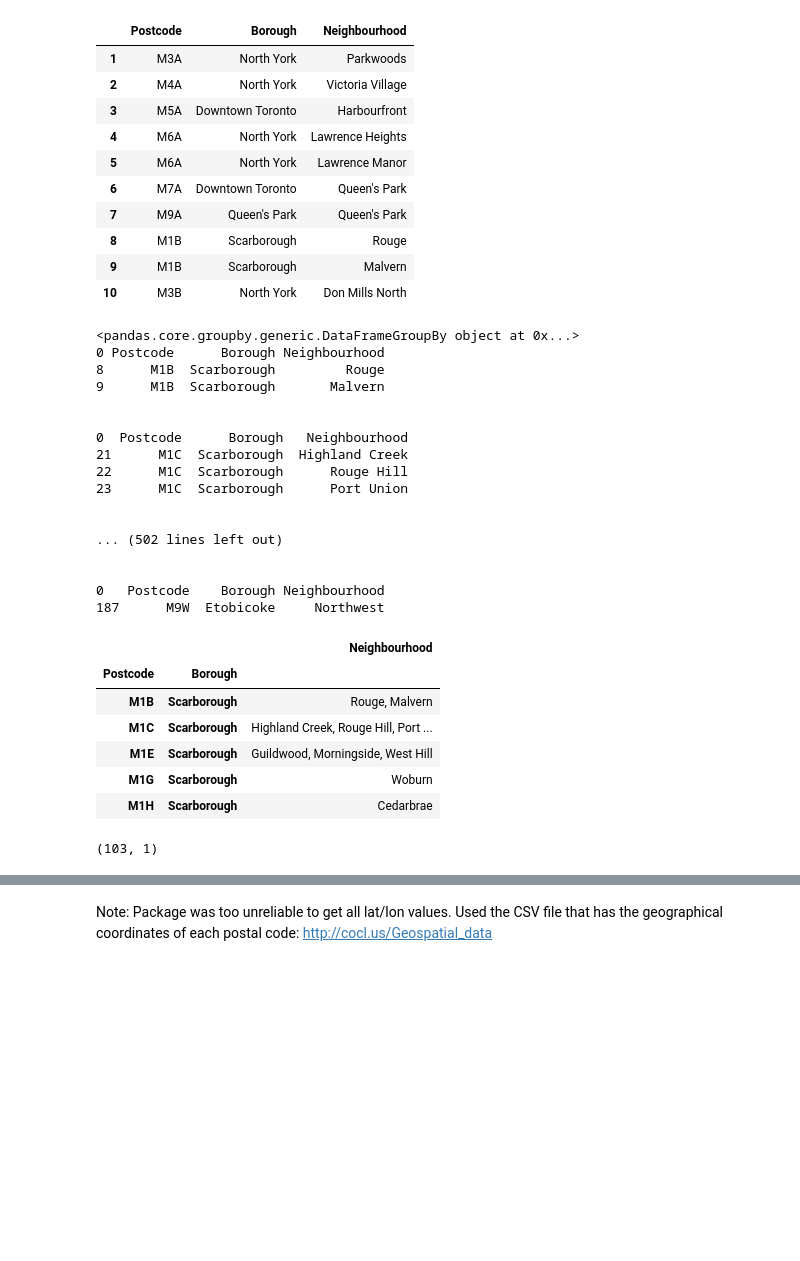
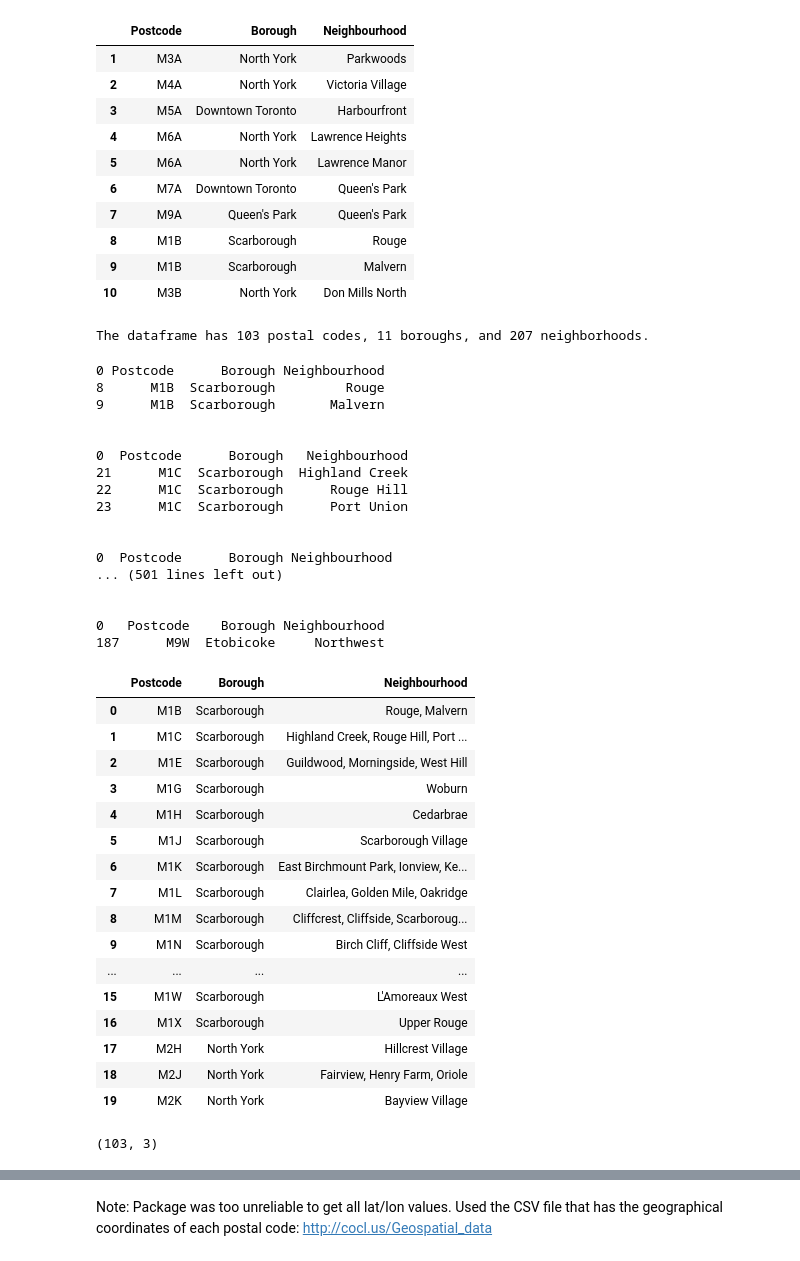
Before and after one commit to Glitch852/Coursera_Capstone, a Jupyter notebook: IBM Data Science Capstone - EB.ipynb, the cells around one changed output, grey strips where cells are left out. Cells and saved outputs as stored; diff of their text form; code cells hidden in the pictures; blank space fills up the shorter version.

```diff
--- a/IBM Data Science Capstone - EB.ipynb
+++ b/IBM Data Science Capstone - EB.ipynb
@@ -105,17 +107,28 @@ nhScraped_df.head(10)
 | 8 | M1B | Scarborough | Rouge |
 | 9 | M1B | Scarborough | Malvern |
 | 10 | M3B | North York | Don Mills North |
+# %%
+# Let's check our counts of postal codes, boroughs, and neighborhoods.
+
+print('The dataframe has {} postal codes, {} boroughs, and {} neighborhoods.'.format(
+        len(nhScraped_df['Postcode'].unique()),
+        len(nhScraped_df['Borough'].unique()),
+        len(nhScraped_df['Neighbourhood'].unique())
+    )
+)
+# %% [output]
+The dataframe has 103 postal codes, 11 boroughs, and 207 neighborhoods.
 # %%
 # Now that we have the 'Not Assigned' entries taken care of, need to combine the rows with the same Postcode but different neighborhoods
 
-# Use groupby to sort the list by Postcode then Borough
+# Use groupby to sort the list by Postcode
 nhGrouped_df = nhScraped_df.groupby(['Postcode','Borough'])
-print(nhGrouped_df)
+#print(nhGrouped_df)
 
+# Print to check for proper sorting
 for key, item in nhGrouped_df:
     print(nhGrouped_df.get_group(key), "\n\n")
 # %% [output]
-<pandas.core.groupby.generic.DataFrameGroupBy object at 0x...>
 0 Postcode      Borough Neighbourhood
 8      M1B  Scarborough         Rouge
 9      M1B  Scarborough       Malvern
@@ -127,29 +140,40 @@ for key, item in nhGrouped_df:
 23      M1C  Scarborough      Port Union
 
 
-... (502 lines left out)
+0  Postcode      Borough Neighbourhood
+... (501 lines left out)
 
 
 0   Postcode    Borough Neighbourhood
 187      M9W  Etobicoke     Northwest
-# %%
-# Join the grouped entries
-nhCondensed_df = nhGrouped_df['Neighbourhood'].apply(', '.join)
-
-#Convert the series to a dataframe
-nhCondensed_df = nhCondensed_df.to_frame()
-nhCondensed_df.head()
-# %% [output]
-|  |  | Neighbourhood |
-| Postcode | Borough |  |
-| M1B | Scarborough | Rouge, Malvern |
-| M1C | Scarborough | Highland Creek, Rouge Hill, Port ... |
-| M1E | Scarborough | Guildwood, Morningside, West Hill |
-| M1G | Scarborough | Woburn |
-| M1H | Scarborough | Cedarbrae |
+# %%
+# Join neighborhoods of the grouped entries (i.e. the groups with the same postcode), separated by commas
+nhJoined_df = nhGrouped_df['Neighbourhood'].apply(', '.join)
+
+nhJoined_df = nhJoined_df.reset_index()
+
+nhJoined_df.head(20)
+# %% [output]
+|  | Postcode | Borough | Neighbourhood |
+| 0 | M1B | Scarborough | Rouge, Malvern |
+| 1 | M1C | Scarborough | Highland Creek, Rouge Hill, Port ... |
+| 2 | M1E | Scarborough | Guildwood, Morningside, West Hill |
+| 3 | M1G | Scarborough | Woburn |
+| 4 | M1H | Scarborough | Cedarbrae |
+| 5 | M1J | Scarborough | Scarborough Village |
+| 6 | M1K | Scarborough | East Birchmount Park, Ionview, Ke... |
+| 7 | M1L | Scarborough | Clairlea, Golden Mile, Oakridge |
+| 8 | M1M | Scarborough | Cliffcrest, Cliffside, Scarboroug... |
+| 9 | M1N | Scarborough | Birch Cliff, Cliffside West |
+| ... | ... | ... | ... |
+| 15 | M1W | Scarborough | L'Amoreaux West |
+| 16 | M1X | Scarborough | Upper Rouge |
+| 17 | M2H | North York | Hillcrest Village |
+| 18 | M2J | North York | Fairview, Henry Farm, Oriole |
+| 19 | M2K | North York | Bayview Village |
 # %%
-# Check the number of rows in our df
-nhCondensed_df.shape
+# Check the number of rows in our df, should still have 103 postal codes, meaning 103 rows now.
+nhJoined_df.shape
 # %% [output]
-(103, 1)
+(103, 3)
 # %% [markdown]
```
Also changed, not shown: parts of 15 cells of this notebook.
